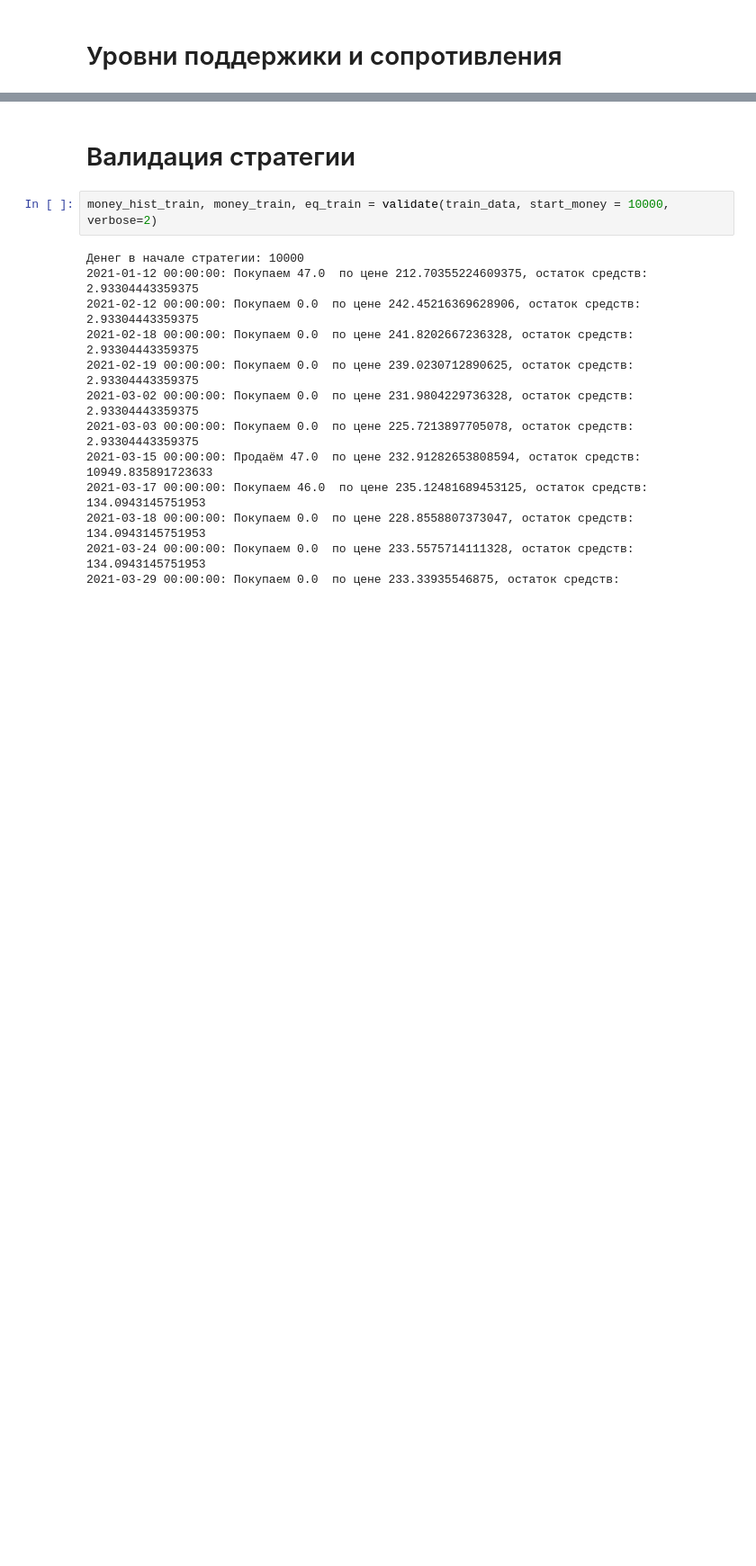
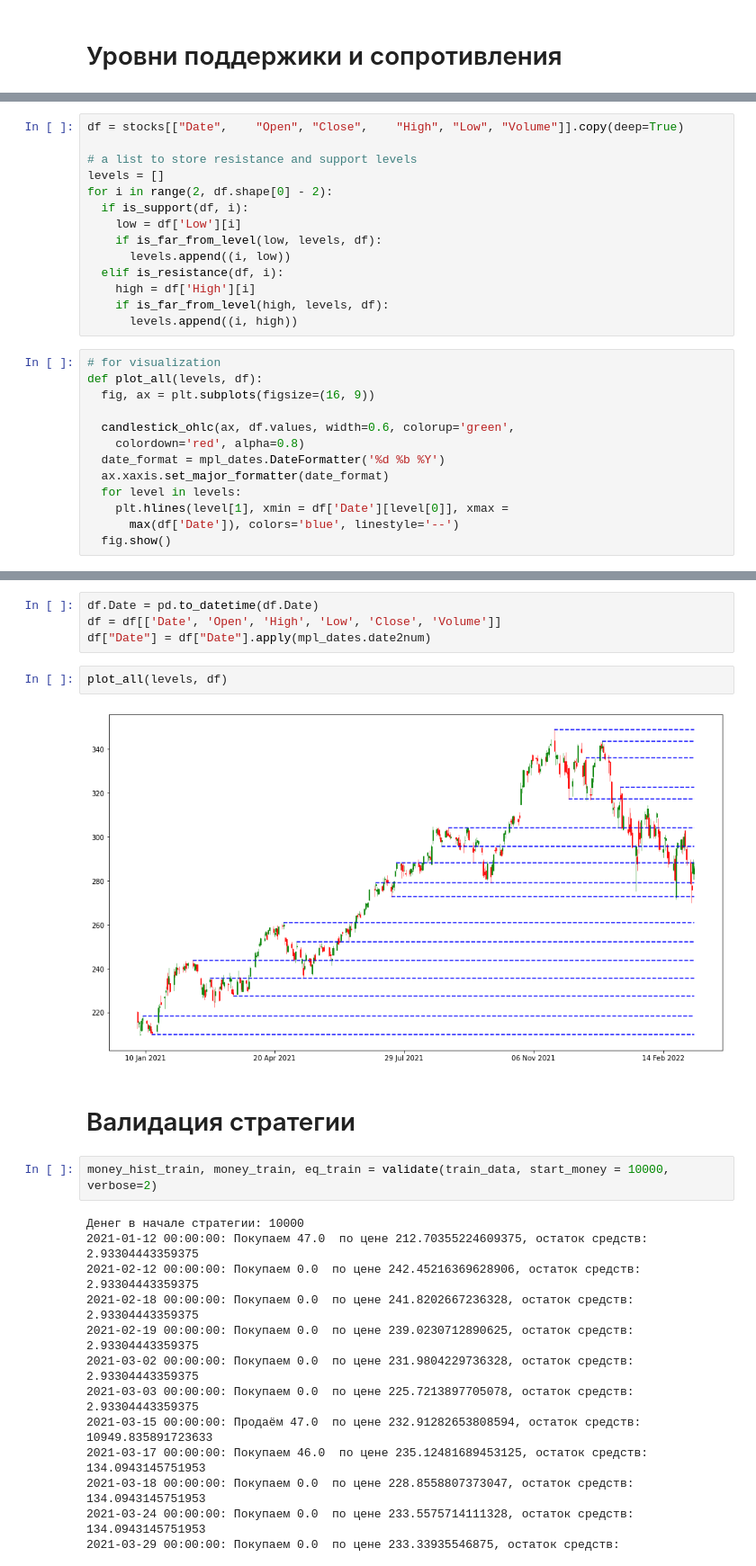
Before and after one commit to Falconwatch/MarketKing, a Jupyter notebook: Support_resistance.ipynb, the cells around one changed output, grey strips where cells are left out. Shown: that part at 90% size. Cells and saved outputs as stored; diff of their text form; blank space fills up the shorter version.

```diff
--- a/Support_resistance.ipynb
+++ b/Support_resistance.ipynb
@@ -49,0 +103,27 @@ _ = plt.legend()
+# %%
+df = stocks[["Date",	"Open", "Close",	"High",	"Low", "Volume"]].copy(deep=True)
+
+# a list to store resistance and support levels
+levels = []
+for i in range(2, df.shape[0] - 2):
+  if is_support(df, i):
+    low = df['Low'][i]
+    if is_far_from_level(low, levels, df):
+      levels.append((i, low))
+  elif is_resistance(df, i):
+    high = df['High'][i]
+    if is_far_from_level(high, levels, df):
+      levels.append((i, high))
+# %%
+# for visualization
+def plot_all(levels, df):
+  fig, ax = plt.subplots(figsize=(16, 9))
+
+  candlestick_ohlc(ax, df.values, width=0.6, colorup='green',
+    colordown='red', alpha=0.8)
+  date_format = mpl_dates.DateFormatter('%d %b %Y')
+  ax.xaxis.set_major_formatter(date_format)
+  for level in levels:
+    plt.hlines(level[1], xmin = df['Date'][level[0]], xmax =
+      max(df['Date']), colors='blue', linestyle='--')
+  fig.show()
@@ -50,3 +139,11 @@ _ = plt.legend()
+# %%
+df.Date = pd.to_datetime(df.Date)
+df = df[['Date', 'Open', 'High', 'Low', 'Close', 'Volume']]
+df["Date"] = df["Date"].apply(mpl_dates.date2num)
+# %%
+plot_all(levels, df)
+# %% [output]
+[figure, added]
 # %% [markdown]
 # Валидация стратегии
 # %%
```
Also changed, not shown: parts of 10 cells of this notebook.
